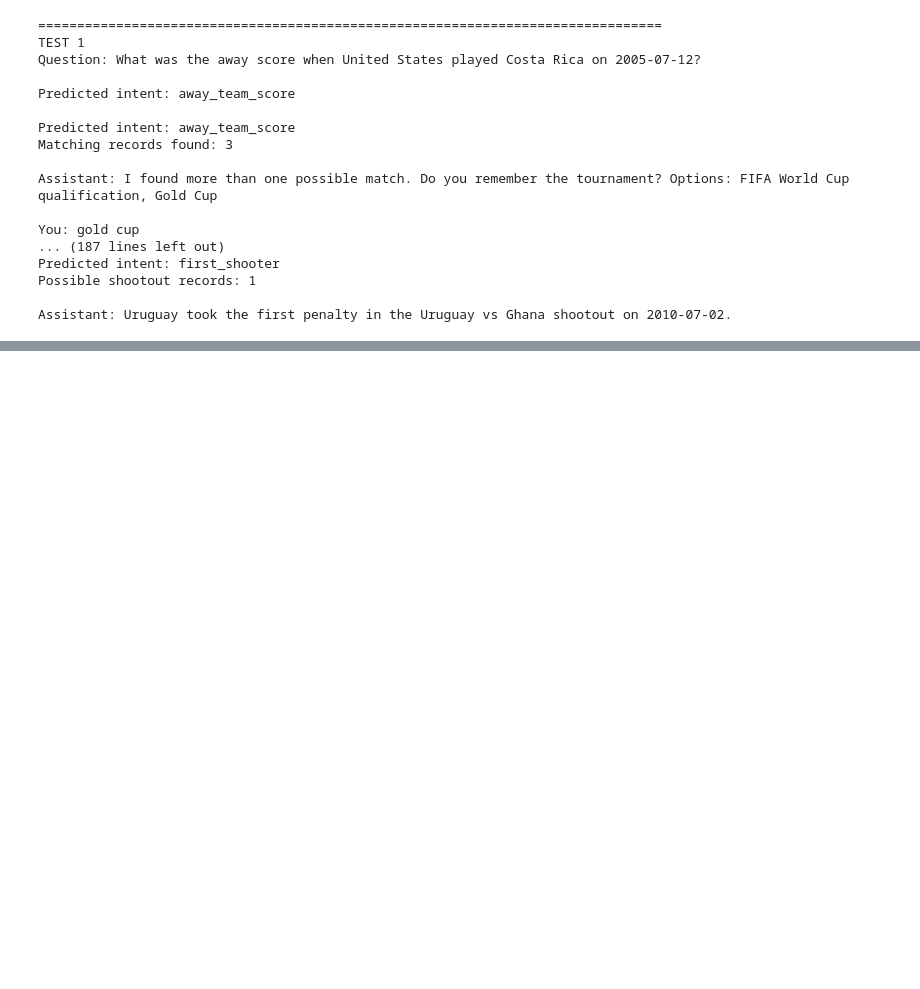
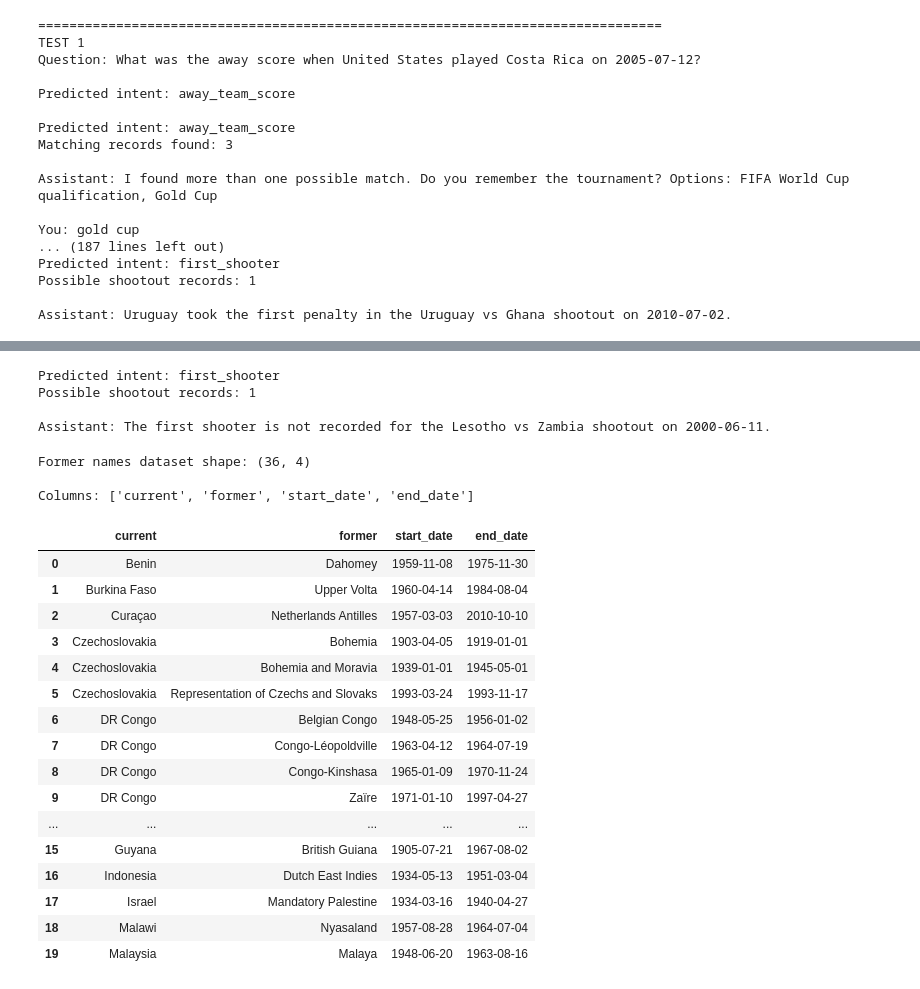
Before and after one commit to eshan14git/football-qa-nlp, a Jupyter notebook: notebooks/06_football_qa_inference.ipynb, the cells around one changed output, grey strips where cells are left out. Cells and saved outputs as stored; diff of their text form; code cells hidden in the pictures; blank space fills up the shorter version.

```diff
--- a/notebooks/06_football_qa_inference.ipynb
+++ b/notebooks/06_football_qa_inference.ipynb
@@ -3085,0 +3890,37 @@ Assistant: Uruguay took the first penalty in the Uruguay vs Ghana shootout on 20
+# %%
+football_qa(
+    "Who took the first penalty in the shootout between Lesotho and Zambia?"
+)
+# %% [output]
+Predicted intent: first_shooter
+Possible shootout records: 1
+
+Assistant: The first shooter is not recorded for the Lesotho vs Zambia shootout on 2000-06-11.
+# %%
+# Cell 88 - Inspect historical/former team name mappings
+
+print("Former names dataset shape:", former_names_df.shape)
+print("\nColumns:", former_names_df.columns.tolist())
+
+display(former_names_df.head(20))
+# %% [output]
+Former names dataset shape: (36, 4)
+
+Columns: ['current', 'former', 'start_date', 'end_date']
+|  | current | former | start_date | end_date |
+| 0 | Benin | Dahomey | 1959-11-08 | 1975-11-30 |
+| 1 | Burkina Faso | Upper Volta | 1960-04-14 | 1984-08-04 |
+| 2 | Curaçao | Netherlands Antilles | 1957-03-03 | 2010-10-10 |
+| 3 | Czechoslovakia | Bohemia | 1903-04-05 | 1919-01-01 |
+| 4 | Czechoslovakia | Bohemia and Moravia | 1939-01-01 | 1945-05-01 |
+| 5 | Czechoslovakia | Representation of Czechs and Slovaks | 1993-03-24 | 1993-11-17 |
+| 6 | DR Congo | Belgian Congo | 1948-05-25 | 1956-01-02 |
+| 7 | DR Congo | Congo-Léopoldville | 1963-04-12 | 1964-07-19 |
+| 8 | DR Congo | Congo-Kinshasa | 1965-01-09 | 1970-11-24 |
+| 9 | DR Congo | Zaïre | 1971-01-10 | 1997-04-27 |
+| ... | ... | ... | ... | ... |
+| 15 | Guyana | British Guiana | 1905-07-21 | 1967-08-02 |
+| 16 | Indonesia | Dutch East Indies | 1934-05-13 | 1951-03-04 |
+| 17 | Israel | Mandatory Palestine | 1934-03-16 | 1940-04-27 |
+| 18 | Malawi | Nyasaland | 1957-08-28 | 1964-07-04 |
+| 19 | Malaysia | Malaya | 1948-06-20 | 1963-08-16 |
```
Also changed, not shown: parts of 68 cells of this notebook.
